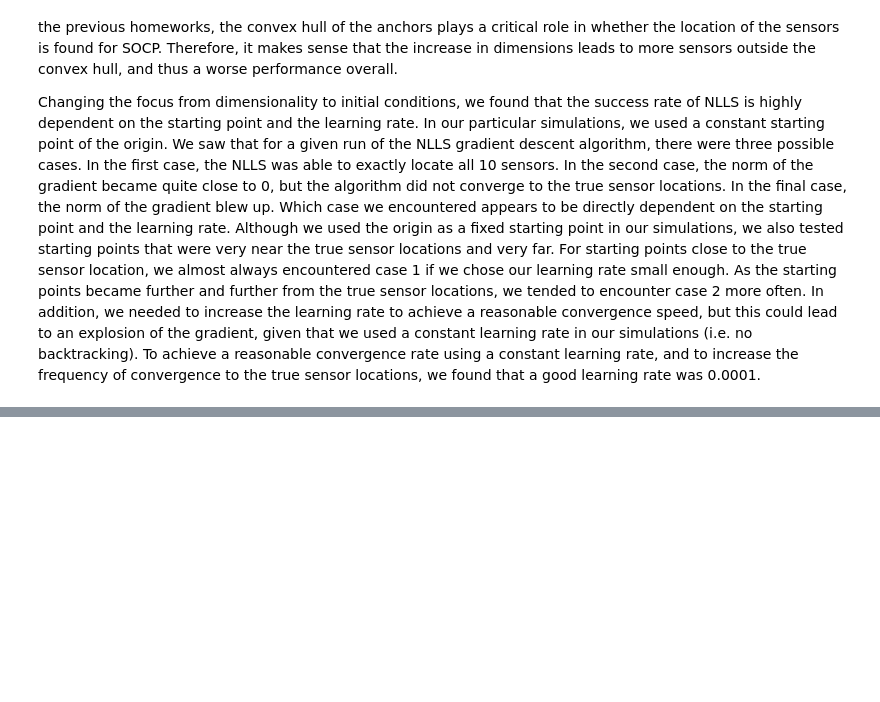
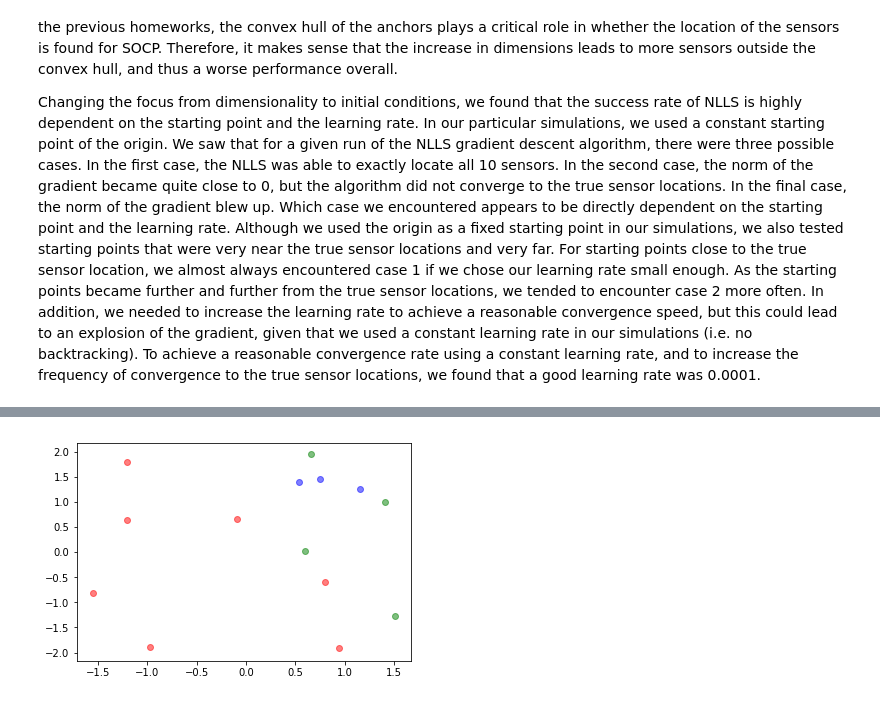
Before and after one commit to joehiggins/cme307, a Jupyter notebook: CME 307 Optimization Project 1.ipynb, the cells around one changed output, grey strips where cells are left out. Cells and saved outputs as stored; diff of their text form; code cells hidden in the pictures; blank space fills up the shorter version.

```diff
--- a/CME 307 Optimization Project 1.ipynb
+++ b/CME 307 Optimization Project 1.ipynb
@@ -400,0 +573,13 @@ Changing the focus from dimensionality to initial conditions, we found that the
+# %%
+#Example 2: SOCP near convex hull border, SDP everywhere, NLLS not converge
+np.random.seed(seed=18)
+
+anchors = generate_points(num_anchors, dim)
+sensors = generate_points(num_sensors, dim)
+
+SOCP_result = get_SOCP_result(sensors, anchors)
+SDP_result = get_SDP_result(sensors, anchors)
+NLLS_result = get_NLLS_matches(sensors, anchors)
+plot_results(anchors, sensors, SOCP_result)
+# %% [output]
+[figure, added]
```
Also changed, not shown: parts of 34 cells of this notebook.
